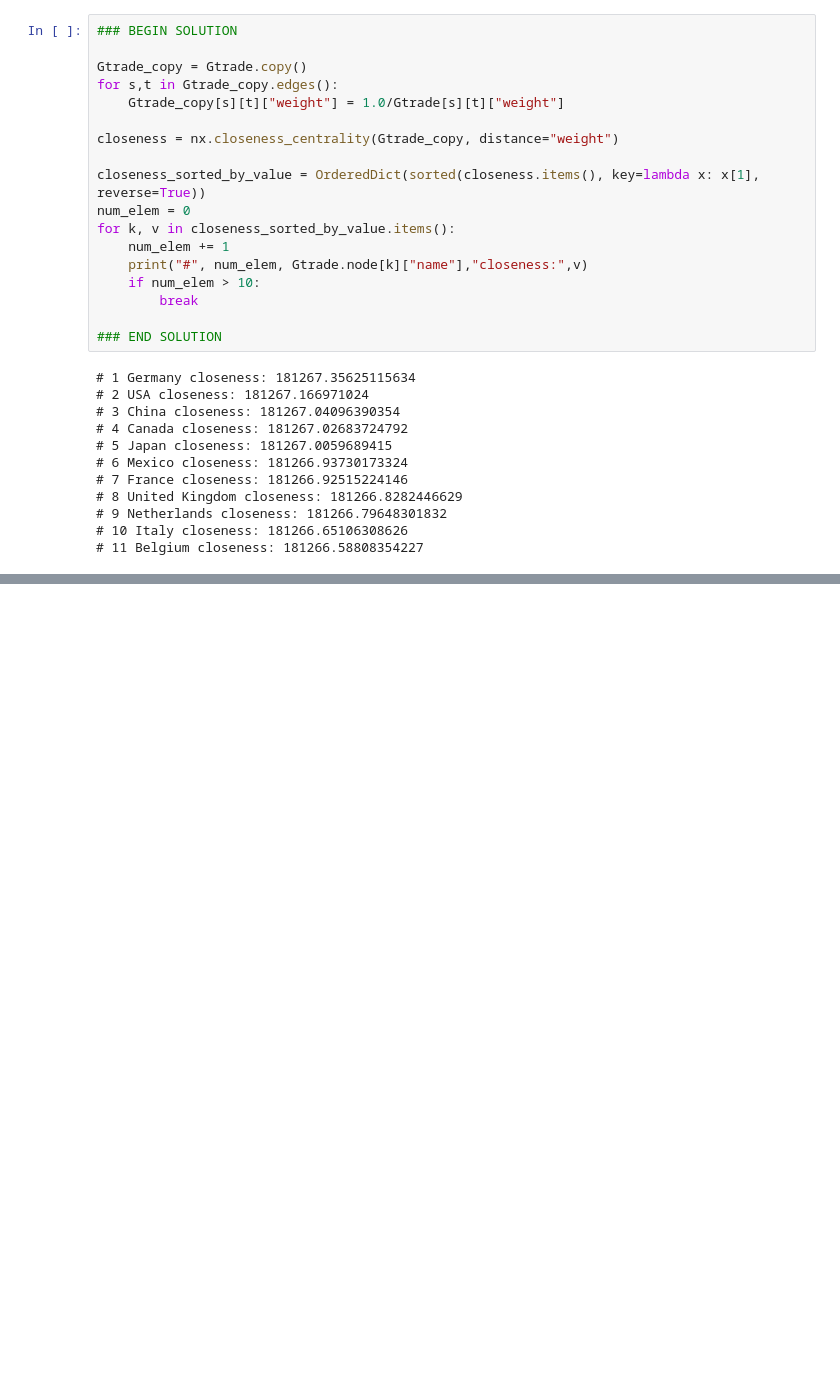
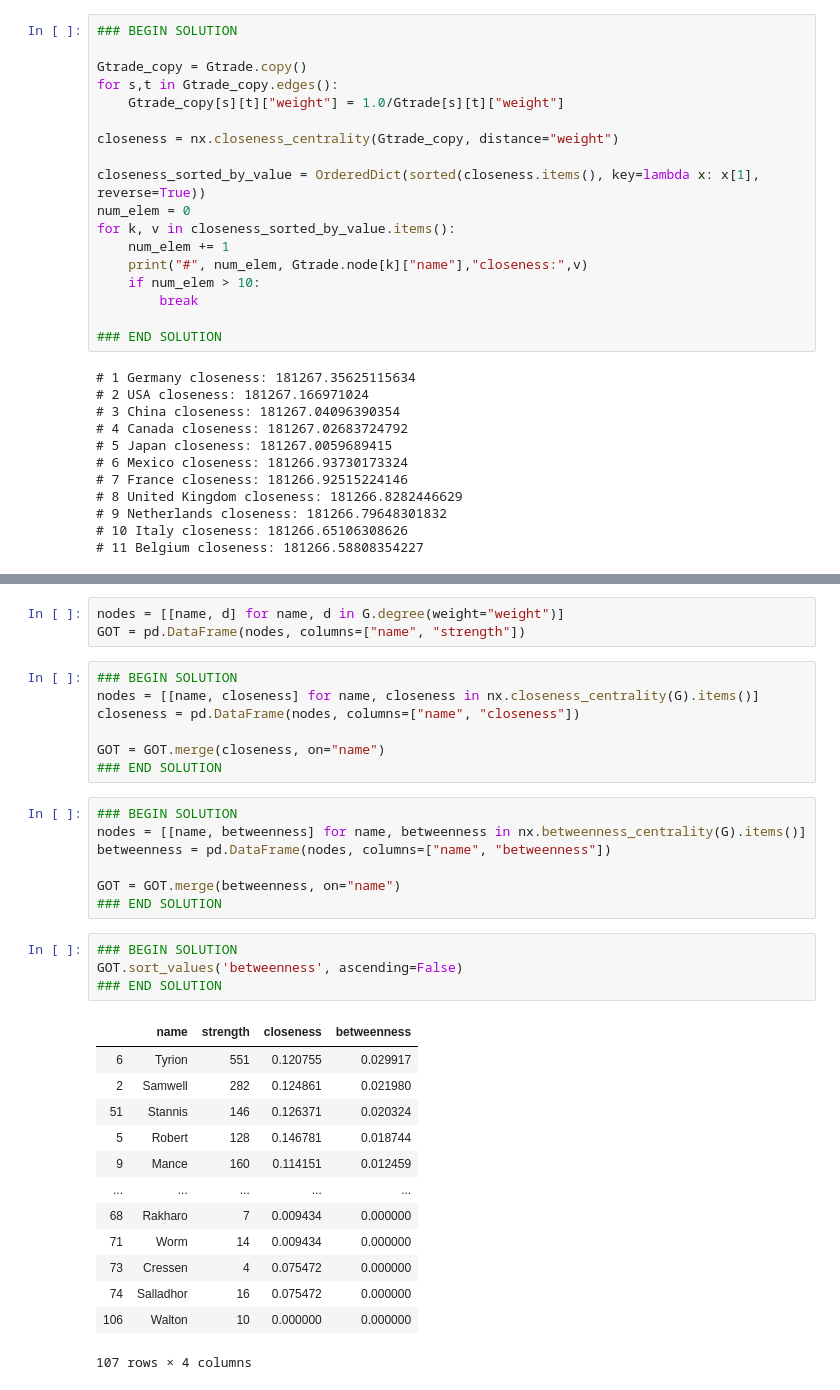
Before and after one commit to ComplexNetTSP/ComplexNetTD, a Jupyter notebook: source/TP1/TP1.ipynb, the cells around one changed output, grey strips where cells are left out. Cells and saved outputs as stored; diff of their text form; blank space fills up the shorter version.

```diff
--- a/source/TP1/TP1.ipynb
+++ b/source/TP1/TP1.ipynb
@@ -1146,0 +1164,35 @@ Text(0.5, 1.0, 'Degree distribution')
+# %%
+nodes = [[name, d] for name, d in G.degree(weight="weight")]
+GOT = pd.DataFrame(nodes, columns=["name", "strength"])
+# %%
+### BEGIN SOLUTION
+nodes = [[name, closeness] for name, closeness in nx.closeness_centrality(G).items()]
+closeness = pd.DataFrame(nodes, columns=["name", "closeness"])
+
+GOT = GOT.merge(closeness, on="name")
+### END SOLUTION
+# %%
+### BEGIN SOLUTION
+nodes = [[name, betweenness] for name, betweenness in nx.betweenness_centrality(G).items()]
+betweenness = pd.DataFrame(nodes, columns=["name", "betweenness"])
+
+GOT = GOT.merge(betweenness, on="name")
+### END SOLUTION
+# %%
+### BEGIN SOLUTION
+GOT.sort_values('betweenness', ascending=False)
+### END SOLUTION
+# %% [output]
+|  | name | strength | closeness | betweenness |
+| 6 | Tyrion | 551 | 0.120755 | 0.029917 |
+| 2 | Samwell | 282 | 0.124861 | 0.021980 |
+| 51 | Stannis | 146 | 0.126371 | 0.020324 |
+| 5 | Robert | 128 | 0.146781 | 0.018744 |
+| 9 | Mance | 160 | 0.114151 | 0.012459 |
+| ... | ... | ... | ... | ... |
+| 68 | Rakharo | 7 | 0.009434 | 0.000000 |
+| 71 | Worm | 14 | 0.009434 | 0.000000 |
+| 73 | Cressen | 4 | 0.075472 | 0.000000 |
+| 74 | Salladhor | 16 | 0.075472 | 0.000000 |
+| 106 | Walton | 10 | 0.000000 | 0.000000 |
+107 rows × 4 columns
```
Also changed, not shown: parts of 8 cells of this notebook, 1 other file.
